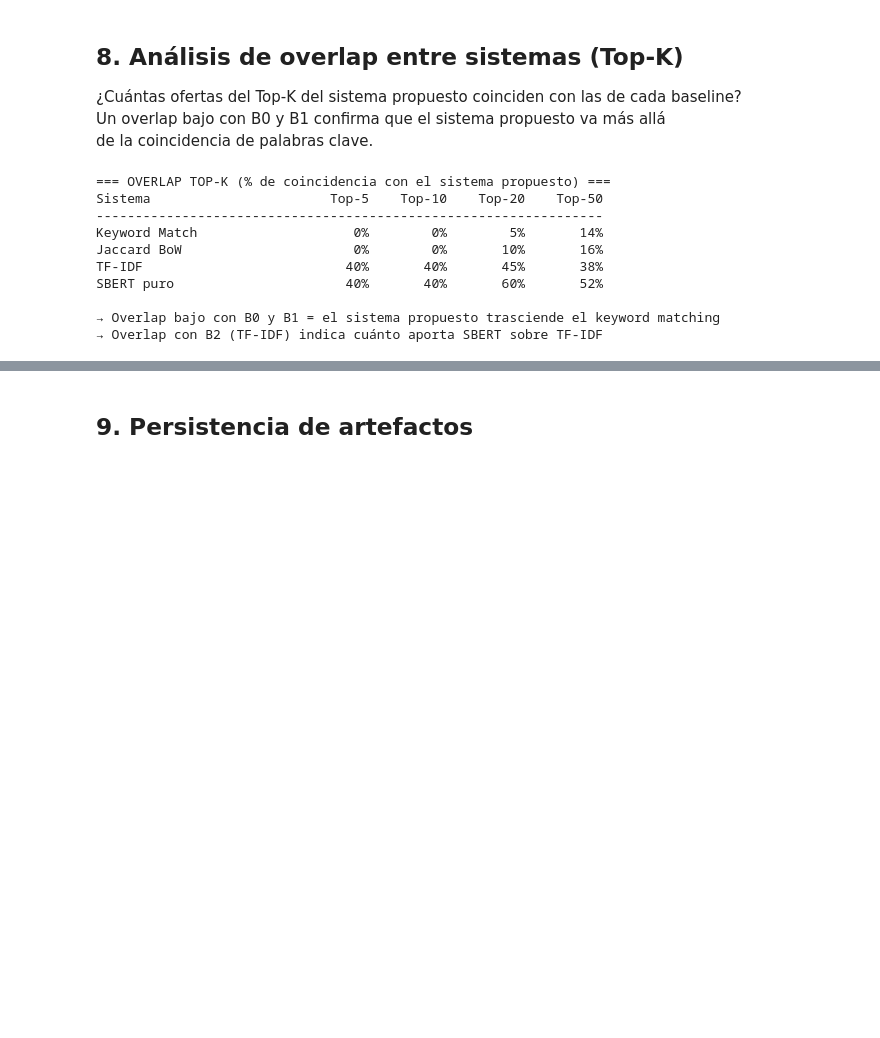
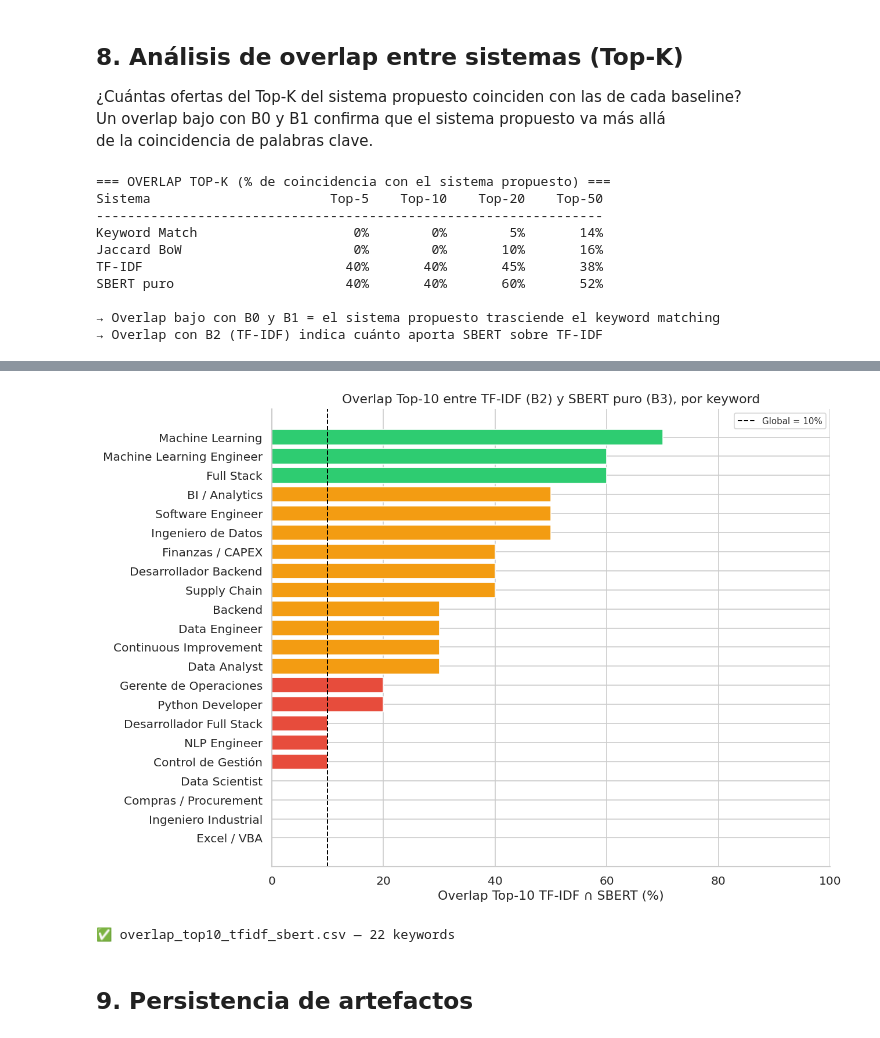
Before and after one commit to Carlos-Cicconi/Trabajo_Final_MCD, a Jupyter notebook: notebooks/T7_Benchmark.ipynb, the cells around one changed output, grey strips where cells are left out. Saved outputs shown, nothing was run; the diff lists cells and outputs as text; code cells hidden in the pictures; blank space fills up the shorter version.

```diff
--- a/notebooks/T7_Benchmark.ipynb
+++ b/notebooks/T7_Benchmark.ipynb
@@ -826,3 +905,26 @@ SBERT puro                      40%       40%       60%       52%
+# %%
+# ── Fig: Overlap Top-10 TF-IDF vs. SBERT por keyword ─────────────────────────
+fig, ax = plt.subplots(figsize=(11, max(4, 0.35 * len(df_overlap_kw))))
+df_plot = df_overlap_kw.sort_values('overlap_pct')
+colores_ov = ['#e74c3c' if v < 30 else '#f39c12' if v < 60 else '#2ecc71'
+              for v in df_plot['overlap_pct']]
+ax.barh(df_plot['keyword'], df_plot['overlap_pct'], color=colores_ov)
+ax.axvline(overlap_global_pct, color='black', ls='--', lw=1.2,
+           label=f'Global = {overlap_global_pct:.0f}%')
+ax.set_xlabel(f'Overlap Top-{K_OVERLAP} TF-IDF ∩ SBERT (%)')
+ax.set_title('Overlap Top-10 entre TF-IDF (B2) y SBERT puro (B3), por keyword')
+ax.set_xlim(0, 100)
+ax.legend(fontsize=9)
+plt.tight_layout()
+plt.savefig(_FIGS / 'fig_t7_06_overlap_tfidf_sbert_keyword.png', dpi=150, bbox_inches='tight')
+plt.show()
+
+# ── Persistencia ──────────────────────────────────────────────────────────────
+df_overlap_kw.to_csv(_REPORTS / 'overlap_top10_tfidf_sbert.csv', index=False, encoding='utf-8')
+print(f'✅ overlap_top10_tfidf_sbert.csv — {len(df_overlap_kw)} keywords')
+# %% [output]
+[figure, added]
+✅ overlap_top10_tfidf_sbert.csv — 22 keywords
 # %% [markdown]
 ## 9. Persistencia de artefactos
 # %%
```
Also changed, not shown: parts of 9 cells of this notebook, 4 other files.
